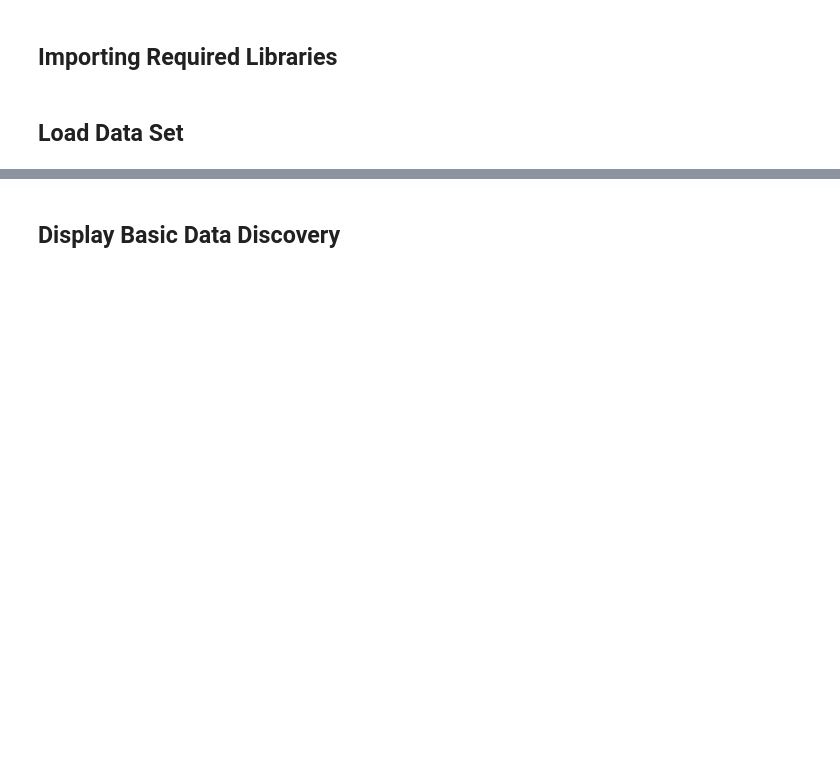
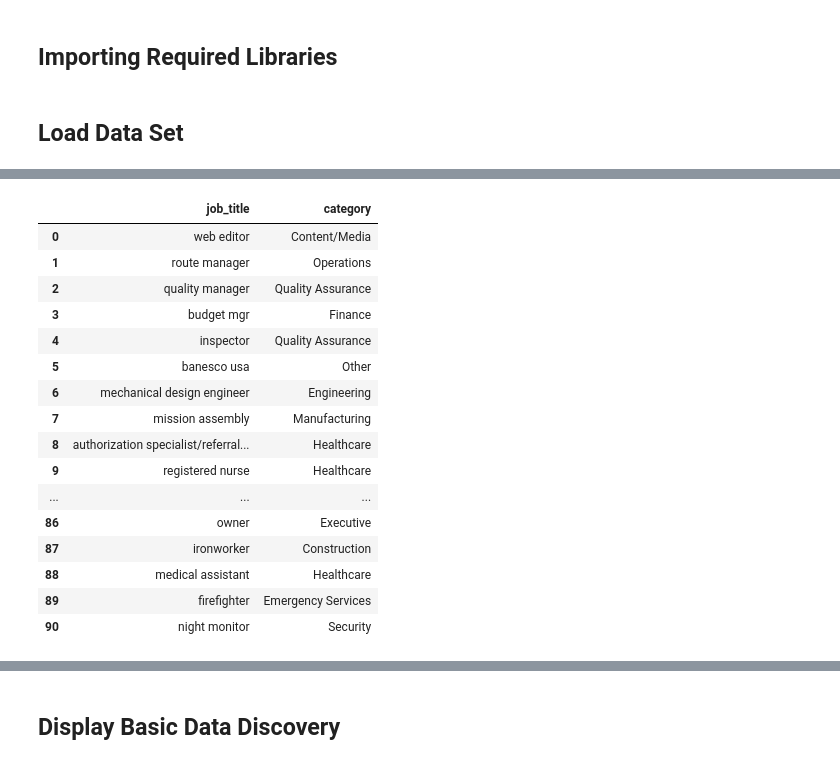
Before and after one commit to Wattysaid/dsif-git-main-project, a Jupyter notebook: elvtr_main_project/notebooks/ELVTR_Data_Science_Main_Project.ipynb, the cells around one changed output, grey strips where cells are left out. Cells and saved outputs as stored; diff of their text form; code cells hidden in the pictures; blank space fills up the shorter version.

```diff
--- a/elvtr_main_project/notebooks/ELVTR_Data_Science_Main_Project.ipynb
+++ b/elvtr_main_project/notebooks/ELVTR_Data_Science_Main_Project.ipynb
@@ -77,0 +137,37 @@ df_emp_title.shape
+# %%
+# Initialize empty lists for LoanStatNew and Description
+jobtitle = []
+job_category = []
+
+# Iterate through each row in the DataFrame and populate lists
+for _, row in df_emp_title.iterrows():
+    jobtitle.append(row['job_title'])
+    job_category.append(row['category'])
+
+# Apply left-aligned styling to both headers and data cells
+styled_df_emp_title = df_emp_title.style.set_properties(
+    **{'text-align': 'left', 'white-space': 'nowrap'}
+).set_table_styles(
+    [{'selector': 'th', 'props': [('text-align', 'left')]}]
+)
+
+# Display styled DataFrame
+styled_df_emp_title
+# %% [output]
+|  | job_title | category |
+| 0 | web editor | Content/Media |
+| 1 | route manager | Operations |
+| 2 | quality manager | Quality Assurance |
+| 3 | budget mgr | Finance |
+| 4 | inspector | Quality Assurance |
+| 5 | banesco usa | Other |
+| 6 | mechanical design engineer | Engineering |
+| 7 | mission assembly | Manufacturing |
+| 8 | authorization specialist/referral... | Healthcare |
+| 9 | registered nurse | Healthcare |
+| ... | ... | ... |
+| 86 | owner | Executive |
+| 87 | ironworker | Construction |
+| 88 | medical assistant | Healthcare |
+| 89 | firefighter | Emergency Services |
+| 90 | night monitor | Security |
```
Also changed, not shown: parts of 9 cells of this notebook.
